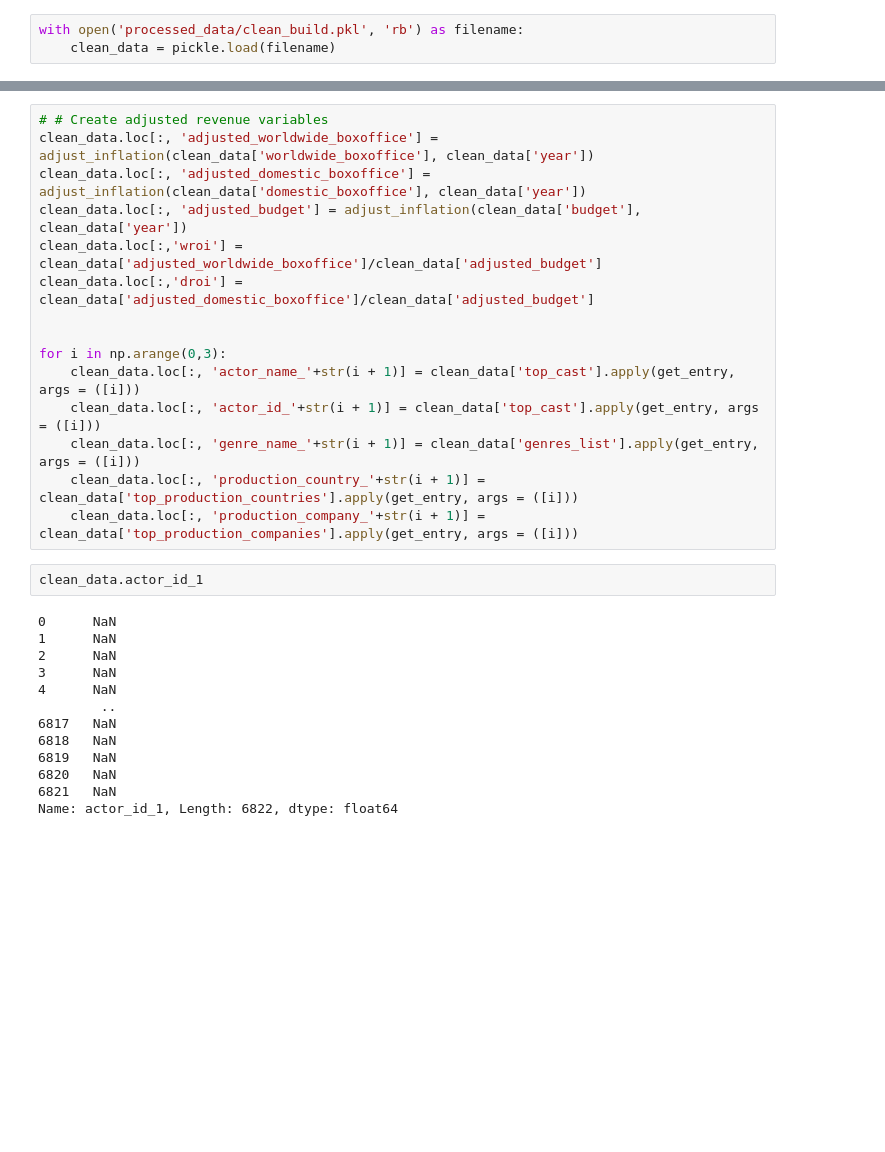
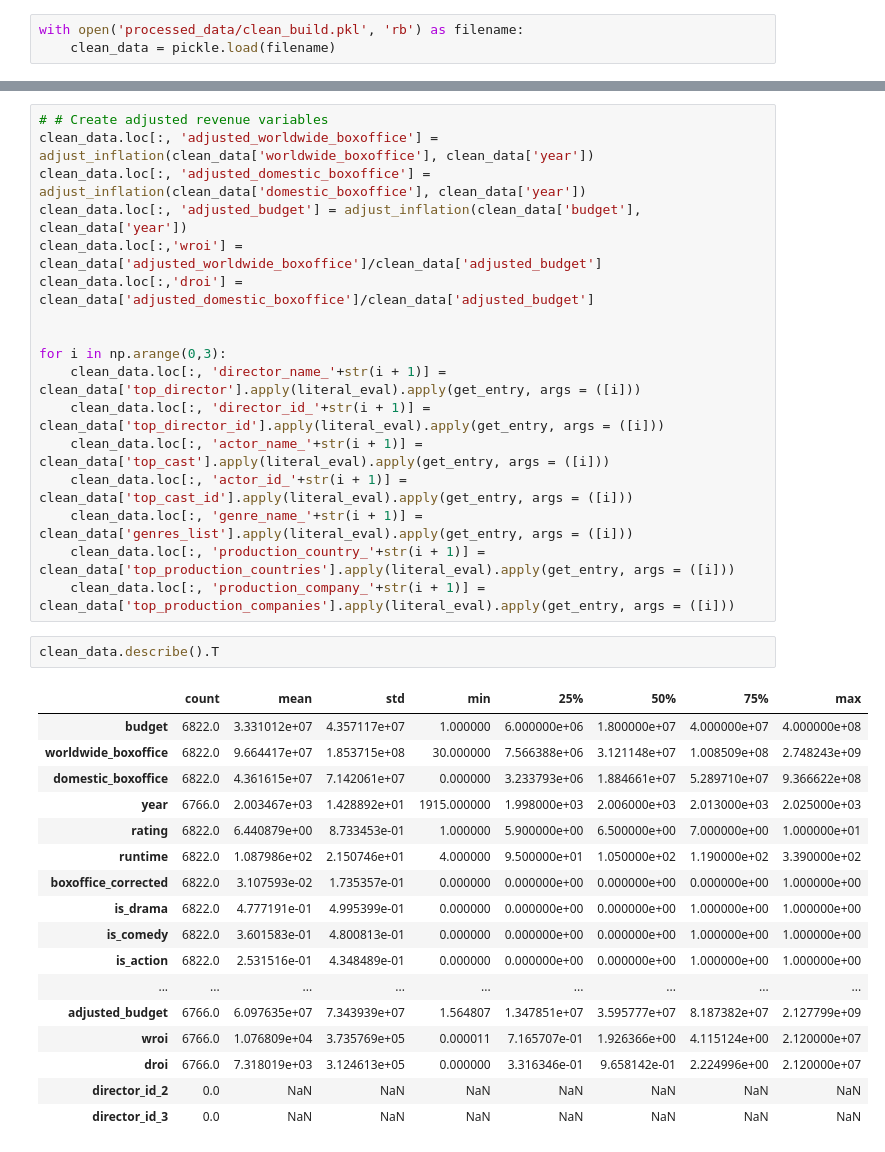
Before and after one commit to Divyantha369/spring-2025-greenlight, a Jupyter notebook: engineer_features.ipynb, the cells around one changed output, grey strips where cells are left out. Saved outputs shown, nothing was run; the diff lists cells and outputs as text; blank space fills up the shorter version.

```diff
--- a/engineer_features.ipynb
+++ b/engineer_features.ipynb
@@ -100,23 +102,30 @@ clean_data.loc[:,'droi'] = clean_data['adjusted_domestic_boxoffice']/clean_data[
 
 
 for i in np.arange(0,3):
-    clean_data.loc[:, 'actor_name_'+str(i + 1)] = clean_data['top_cast'].apply(get_entry, args = ([i]))
-    clean_data.loc[:, 'actor_id_'+str(i + 1)] = clean_data['top_cast'].apply(get_entry, args = ([i]))
-    clean_data.loc[:, 'genre_name_'+str(i + 1)] = clean_data['genres_list'].apply(get_entry, args = ([i]))
-    clean_data.loc[:, 'production_country_'+str(i + 1)] = clean_data['top_production_countries'].apply(get_entry, args = ([i]))
-    clean_data.loc[:, 'production_company_'+str(i + 1)] = clean_data['top_production_companies'].apply(get_entry, args = ([i]))
+    clean_data.loc[:, 'director_name_'+str(i + 1)] = clean_data['top_director'].apply(literal_eval).apply(get_entry, args = ([i]))
+    clean_data.loc[:, 'director_id_'+str(i + 1)] = clean_data['top_director_id'].apply(literal_eval).apply(get_entry, args = ([i]))
+    clean_data.loc[:, 'actor_name_'+str(i + 1)] = clean_data['top_cast'].apply(literal_eval).apply(get_entry, args = ([i]))
+    clean_data.loc[:, 'actor_id_'+str(i + 1)] = clean_data['top_cast_id'].apply(literal_eval).apply(get_entry, args = ([i]))
+    clean_data.loc[:, 'genre_name_'+str(i + 1)] = clean_data['genres_list'].apply(literal_eval).apply(get_entry, args = ([i]))
+    clean_data.loc[:, 'production_country_'+str(i + 1)] = clean_data['top_production_countries'].apply(literal_eval).apply(get_entry, args = ([i]))
+    clean_data.loc[:, 'production_company_'+str(i + 1)] = clean_data['top_production_companies'].apply(literal_eval).apply(get_entry, args = ([i]))
-# %%
-clean_data.actor_id_1
-# %% [output]
-0      NaN
-1      NaN
-2      NaN
-3      NaN
-4      NaN
-        ..
-6817   NaN
-6818   NaN
-6819   NaN
-6820   NaN
-6821   NaN
-Name: actor_id_1, Length: 6822, dtype: float64
+# %%
+clean_data.describe().T
+# %% [output]
+|  | count | mean | std | min | 25% | 50% | 75% | max |
+| budget | 6822.0 | 3.331012e+07 | 4.357117e+07 | 1.000000 | 6.000000e+06 | 1.800000e+07 | 4.000000e+07 | 4.000000e+08 |
+| worldwide_boxoffice | 6822.0 | 9.664417e+07 | 1.853715e+08 | 30.000000 | 7.566388e+06 | 3.121148e+07 | 1.008509e+08 | 2.748243e+09 |
+| domestic_boxoffice | 6822.0 | 4.361615e+07 | 7.142061e+07 | 0.000000 | 3.233793e+06 | 1.884661e+07 | 5.289710e+07 | 9.366622e+08 |
+| year | 6766.0 | 2.003467e+03 | 1.428892e+01 | 1915.000000 | 1.998000e+03 | 2.006000e+03 | 2.013000e+03 | 2.025000e+03 |
+| rating | 6822.0 | 6.440879e+00 | 8.733453e-01 | 1.000000 | 5.900000e+00 | 6.500000e+00 | 7.000000e+00 | 1.000000e+01 |
+| runtime | 6822.0 | 1.087986e+02 | 2.150746e+01 | 4.000000 | 9.500000e+01 | 1.050000e+02 | 1.190000e+02 | 3.390000e+02 |
+| boxoffice_corrected | 6822.0 | 3.107593e-02 | 1.735357e-01 | 0.000000 | 0.000000e+00 | 0.000000e+00 | 0.000000e+00 | 1.000000e+00 |
+| is_drama | 6822.0 | 4.777191e-01 | 4.995399e-01 | 0.000000 | 0.000000e+00 | 0.000000e+00 | 1.000000e+00 | 1.000000e+00 |
+| is_comedy | 6822.0 | 3.601583e-01 | 4.800813e-01 | 0.000000 | 0.000000e+00 | 0.000000e+00 | 1.000000e+00 | 1.000000e+00 |
+| is_action | 6822.0 | 2.531516e-01 | 4.348489e-01 | 0.000000 | 0.000000e+00 | 0.000000e+00 | 1.000000e+00 | 1.000000e+00 |
+| ... | ... | ... | ... | ... | ... | ... | ... | ... |
+| adjusted_budget | 6766.0 | 6.097635e+07 | 7.343939e+07 | 1.564807 | 1.347851e+07 | 3.595777e+07 | 8.187382e+07 | 2.127799e+09 |
+| wroi | 6766.0 | 1.076809e+04 | 3.735769e+05 | 0.000011 | 7.165707e-01 | 1.926366e+00 | 4.115124e+00 | 2.120000e+07 |
+| droi | 6766.0 | 7.318019e+03 | 3.124613e+05 | 0.000000 | 3.316346e-01 | 9.658142e-01 | 2.224996e+00 | 2.120000e+07 |
+| director_id_2 | 0.0 | NaN | NaN | NaN | NaN | NaN | NaN | NaN |
+| director_id_3 | 0.0 | NaN | NaN | NaN | NaN | NaN | NaN | NaN |
```
Also changed, not shown: parts of 13 cells of this notebook, 1 other file.
